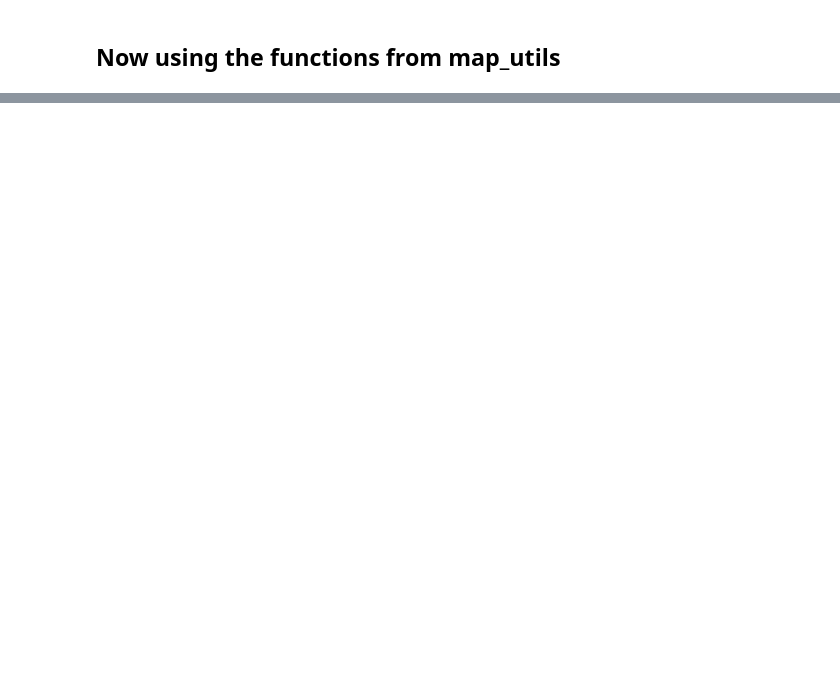
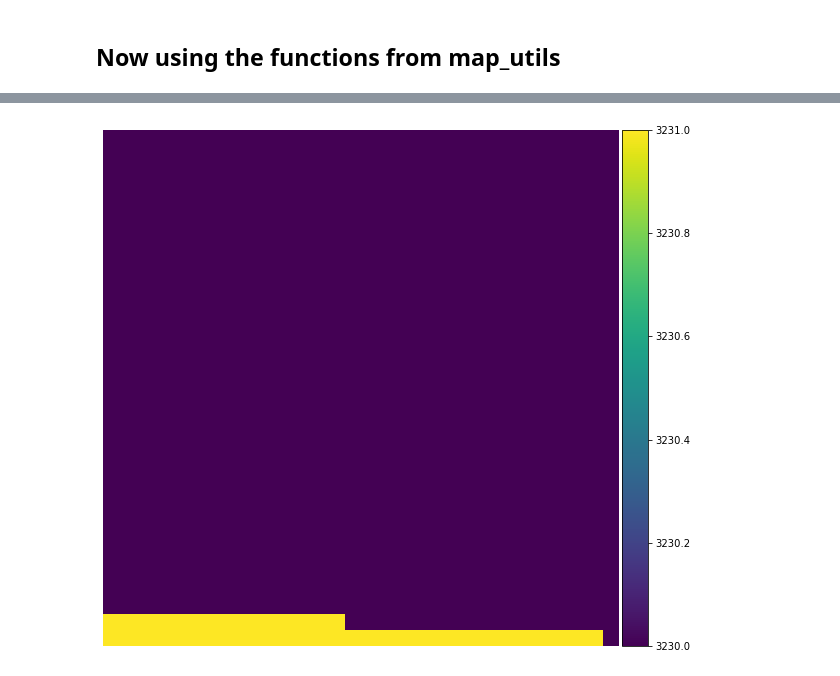
Before and after one commit to ricardodeazambuja/map-annotator, a Jupyter notebook: Getting tiles and masks.ipynb, the cells around one changed output, grey strips where cells are left out. Drawn from its saved outputs; the diff is of its cells as text; code cells hidden in the pictures; blank space fills up the shorter version.

Commit message:
Added elevation API usage example

```diff
--- a/Getting tiles and masks.ipynb
+++ b/Getting tiles and masks.ipynb
@@ -180,0 +197,28 @@ finaImg.size
+# %%
+BING_API_URL = "http://dev.virtualearth.net/REST/v1/Elevation/Bounds?bounds={boundingBox}&rows={rows}&cols={cols}&key={BING_KEY}"
+# %%
+boundingBox = ",".join([str(t) for t in tileBounds])
+rows = cols = 32  #32x32=1024
+# %%
+response = requests.get(BING_API_URL.format(boundingBox=boundingBox,
+                                            rows=rows,
+                                            cols=cols,
+                                            BING_KEY=BING_KEY)).json()
+# %%
+elevs = np.asarray(response['resourceSets'][0]['resources'][0]['elevations']).reshape((rows,cols))
+elevs = np.flip(elevs, axis=0)
+
+from mpl_toolkits.axes_grid1 import make_axes_locatable
+
+fig, axs = plt.subplots(1, 1, figsize=(8,8))
+fig.tight_layout(pad=0)
+im = axs.imshow(elevs)
+axs.margins(0)
+# axs.margins(x=0,y=0)
+
+divider = make_axes_locatable(axs)
+cax = divider.append_axes("right", size="5%", pad=0.05)
+plt.colorbar(im, cax=cax)
+axs.set_axis_off()
+# %% [output]
+[figure, added]
```
Also changed, not shown: parts of 11 cells of this notebook.
